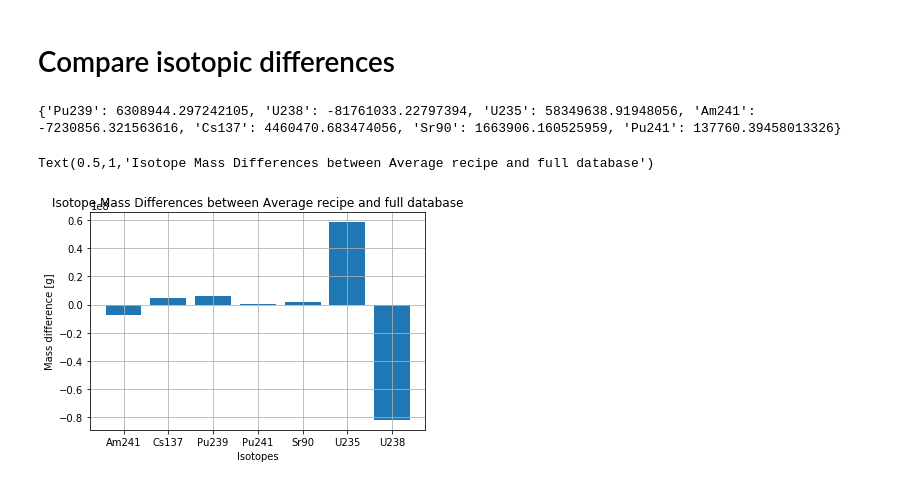
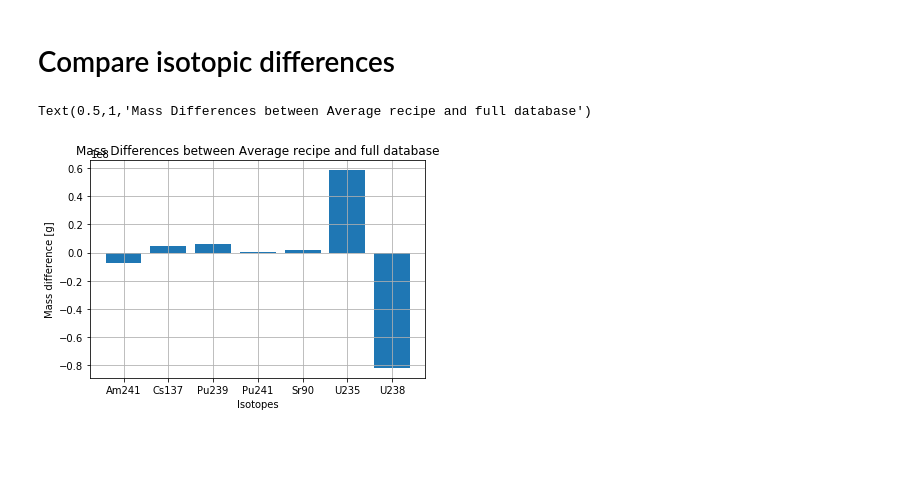
Before and after one commit to katyhuff/2018-bae-ornl, a Jupyter notebook: input/udb/udb-sensitivity.ipynb, the cells around one changed output. Drawn from its saved outputs; the diff is of its cells as text; code cells hidden in the pictures; blank space fills up the shorter version.

```diff
--- a/input/udb/udb-sensitivity.ipynb
+++ b/input/udb/udb-sensitivity.ipynb
@@ -463,15 +463,14 @@ def compare_isotope(acc_mat, rec_mat, isotope_list, rel_err=False):
 # %%
 iso_list = ['Pu239', 'U238', 'U235', 'Am241', 'Cs137', 'Sr90', 'Pu241']
 iso_diff_dict = compare_isotope(decayed_lump_mat, decayed_recipe_mat, iso_list)
 plt.bar(iso_diff_dict.keys(), iso_diff_dict.values())
 plt.grid()
 plt.ylabel('Mass difference [g]')
 plt.xlabel('Isotopes')
-plt.title('Isotope Mass Differences between Average recipe and full database')
+plt.title('Mass Differences between Average recipe and full database')
 # %% [output]
-{'Pu239': 6308944.297242105, 'U238': -81761033.22797394, 'U235': 58349638.91948056, 'Am241': -7230856.321563616, 'Cs137': 4460470.683474056, 'Sr90': 1663906.160525959, 'Pu241': 137760.39458013326}
+Text(0.5,1,'Mass Differences between Average recipe and full database')
-Text(0.5,1,'Isotope Mass Differences between Average recipe and full database')
-[figure, old version]
+[figure, new version]
 # %%
 iso_list = ['Pu239', 'U238', 'U235', 'Am241', 'Cs137', 'Sr90', 'Pu241']
 iso_diff_dict = compare_isotope(decayed_lump_mat, decayed_recipe_mat, iso_list, rel_err=True)
```
Also changed, not shown: parts of 1 cell of this notebook.
